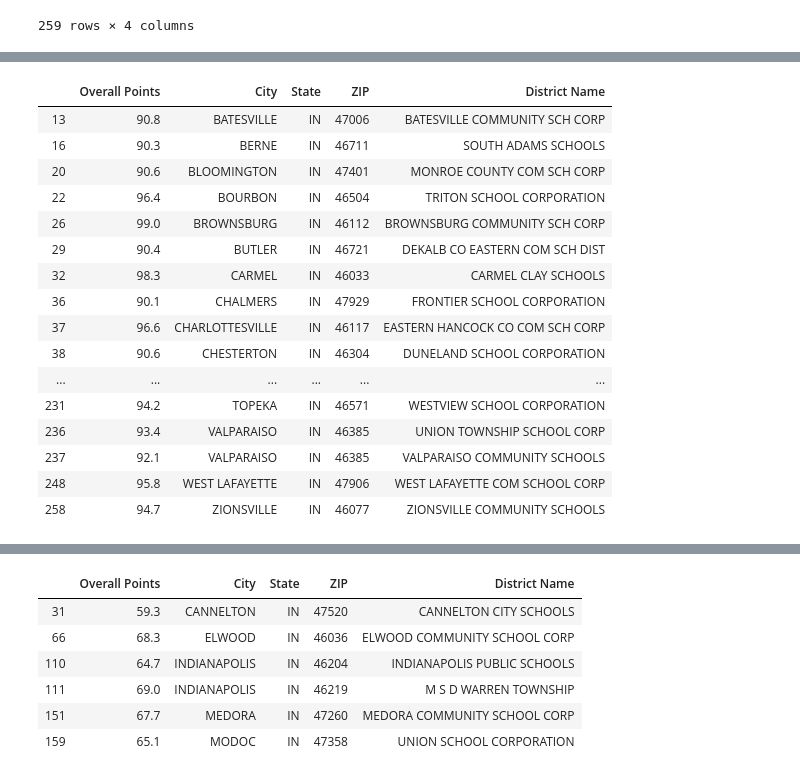
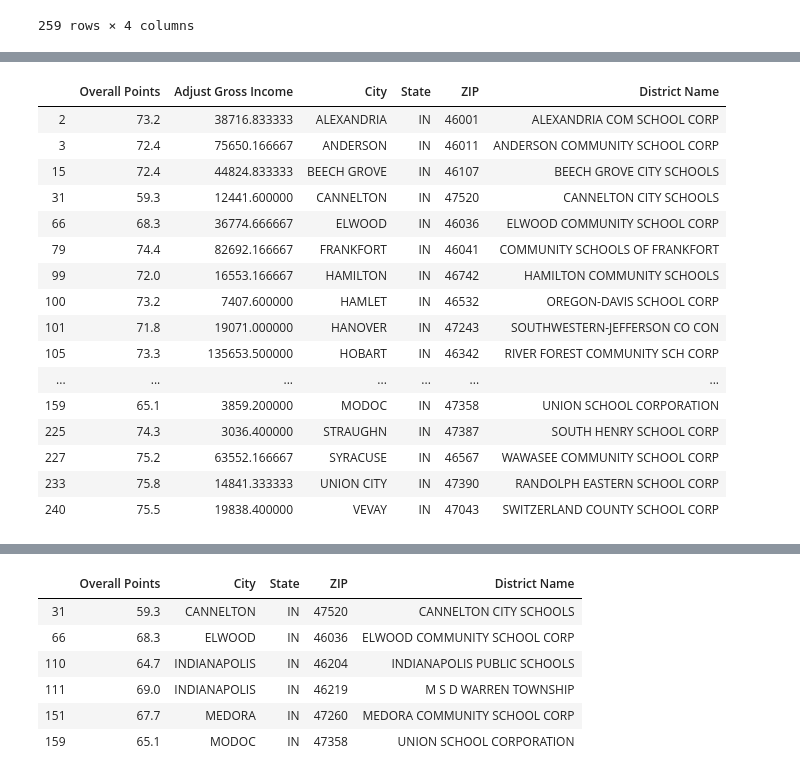
Before and after one commit to emmaolof/Does-Higher-Median-Income-Mean-Higher-Test-Scores-, a Jupyter notebook: Group Project Brent (Matt).ipynb, the cells around one changed output, grey strips where cells are left out. Cells and saved outputs as stored; diff of their text form; code cells hidden in the pictures.

```diff
--- a/Group Project Brent (Matt).ipynb
+++ b/Group Project Brent (Matt).ipynb
@@ -191,7 +192,7 @@ table
 259 rows × 4 columns
 # %%
 #Narrowed data to test scores in each zip
-test_score_table = pd.pivot_table(school_district, values=['Overall Points'], index=['City','State','ZIP','District Name','Overall Grade'])
+test_score_table = pd.pivot_table(school_district, values=['Overall Points','Adjust Gross Income'], index=['City','State','ZIP','District Name','Overall Grade'])
 test_score_table = test_score_table.reset_index()
 test_score_table
 # %% [output]
@@ -247,23 +273,23 @@ Name: 120, dtype: float64
 # %%
-#All school with test scores over 90
-over_ninety = test_score_table.loc[test_score_table["Overall Points"] > 90, [
-    "Overall Points","City", "State", "ZIP", "District Name"]]
-over_ninety
+#All school with test scores under 76
+under_seventy_six = test_score_table.loc[test_score_table["Overall Points"] < 76, [
+    "Overall Points",'Adjust Gross Income',"City", "State", "ZIP", "District Name"]]
+under_seventy_six
 # %% [output]
-|  | Overall Points | City | State | ZIP | District Name |
-| 13 | 90.8 | BATESVILLE | IN | 47006 | BATESVILLE COMMUNITY SCH CORP |
-| 16 | 90.3 | BERNE | IN | 46711 | SOUTH ADAMS SCHOOLS |
-| 20 | 90.6 | BLOOMINGTON | IN | 47401 | MONROE COUNTY COM SCH CORP |
-| 22 | 96.4 | BOURBON | IN | 46504 | TRITON SCHOOL CORPORATION |
-| 26 | 99.0 | BROWNSBURG | IN | 46112 | BROWNSBURG COMMUNITY SCH CORP |
-| 29 | 90.4 | BUTLER | IN | 46721 | DEKALB CO EASTERN COM SCH DIST |
-| 32 | 98.3 | CARMEL | IN | 46033 | CARMEL CLAY SCHOOLS |
-| 36 | 90.1 | CHALMERS | IN | 47929 | FRONTIER SCHOOL CORPORATION |
-| 37 | 96.6 | CHARLOTTESVILLE | IN | 46117 | EASTERN HANCOCK CO COM SCH CORP |
-| 38 | 90.6 | CHESTERTON | IN | 46304 | DUNELAND SCHOOL CORPORATION |
-| ... | ... | ... | ... | ... | ... |
-| 231 | 94.2 | TOPEKA | IN | 46571 | WESTVIEW SCHOOL CORPORATION |
-| 236 | 93.4 | VALPARAISO | IN | 46385 | UNION TOWNSHIP SCHOOL CORP |
-| 237 | 92.1 | VALPARAISO | IN | 46385 | VALPARAISO COMMUNITY SCHOOLS |
-| 248 | 95.8 | WEST LAFAYETTE | IN | 47906 | WEST LAFAYETTE COM SCHOOL CORP |
-| 258 | 94.7 | ZIONSVILLE | IN | 46077 | ZIONSVILLE COMMUNITY SCHOOLS |
+|  | Overall Points | Adjust Gross Income | City | State | ZIP | District Name |
+| 2 | 73.2 | 38716.833333 | ALEXANDRIA | IN | 46001 | ALEXANDRIA COM SCHOOL CORP |
+| 3 | 72.4 | 75650.166667 | ANDERSON | IN | 46011 | ANDERSON COMMUNITY SCHOOL CORP |
+| 15 | 72.4 | 44824.833333 | BEECH GROVE | IN | 46107 | BEECH GROVE CITY SCHOOLS |
+| 31 | 59.3 | 12441.600000 | CANNELTON | IN | 47520 | CANNELTON CITY SCHOOLS |
+| 66 | 68.3 | 36774.666667 | ELWOOD | IN | 46036 | ELWOOD COMMUNITY SCHOOL CORP |
+| 79 | 74.4 | 82692.166667 | FRANKFORT | IN | 46041 | COMMUNITY SCHOOLS OF FRANKFORT |
+| 99 | 72.0 | 16553.166667 | HAMILTON | IN | 46742 | HAMILTON COMMUNITY SCHOOLS |
+| 100 | 73.2 | 7407.600000 | HAMLET | IN | 46532 | OREGON-DAVIS SCHOOL CORP |
+| 101 | 71.8 | 19071.000000 | HANOVER | IN | 47243 | SOUTHWESTERN-JEFFERSON CO CON |
+| 105 | 73.3 | 135653.500000 | HOBART | IN | 46342 | RIVER FOREST COMMUNITY SCH CORP |
+| ... | ... | ... | ... | ... | ... | ... |
+| 159 | 65.1 | 3859.200000 | MODOC | IN | 47358 | UNION SCHOOL CORPORATION |
+| 225 | 74.3 | 3036.400000 | STRAUGHN | IN | 47387 | SOUTH HENRY SCHOOL CORP |
+| 227 | 75.2 | 63552.166667 | SYRACUSE | IN | 46567 | WAWASEE COMMUNITY SCHOOL CORP |
+| 233 | 75.8 | 14841.333333 | UNION CITY | IN | 47390 | RANDOLPH EASTERN SCHOOL CORP |
+| 240 | 75.5 | 19838.400000 | VEVAY | IN | 47043 | SWITZERLAND COUNTY SCHOOL CORP |
```
Also changed, not shown: parts of 10 cells of this notebook, 5 other files.
